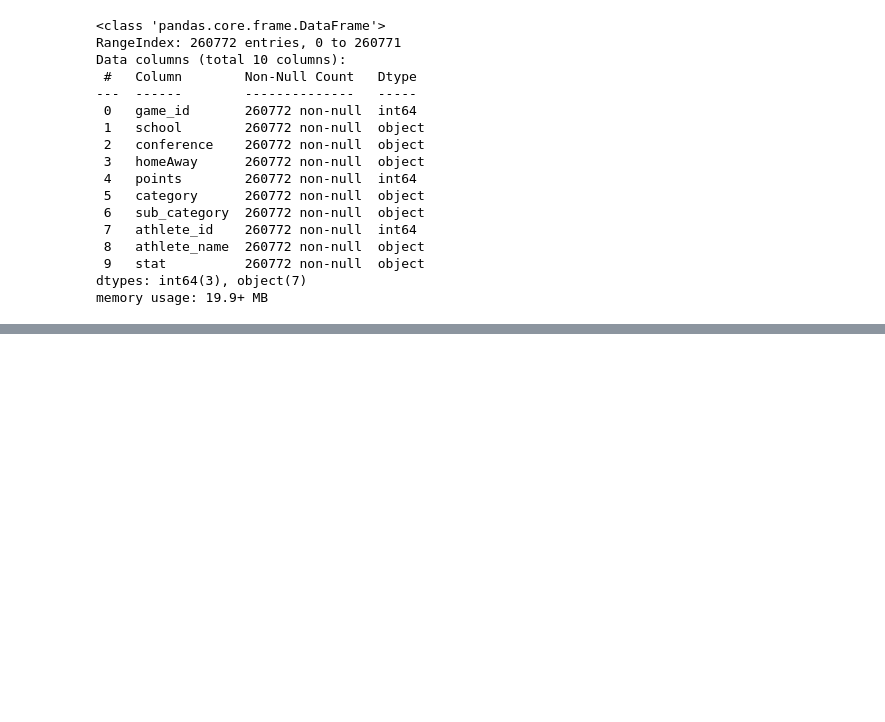
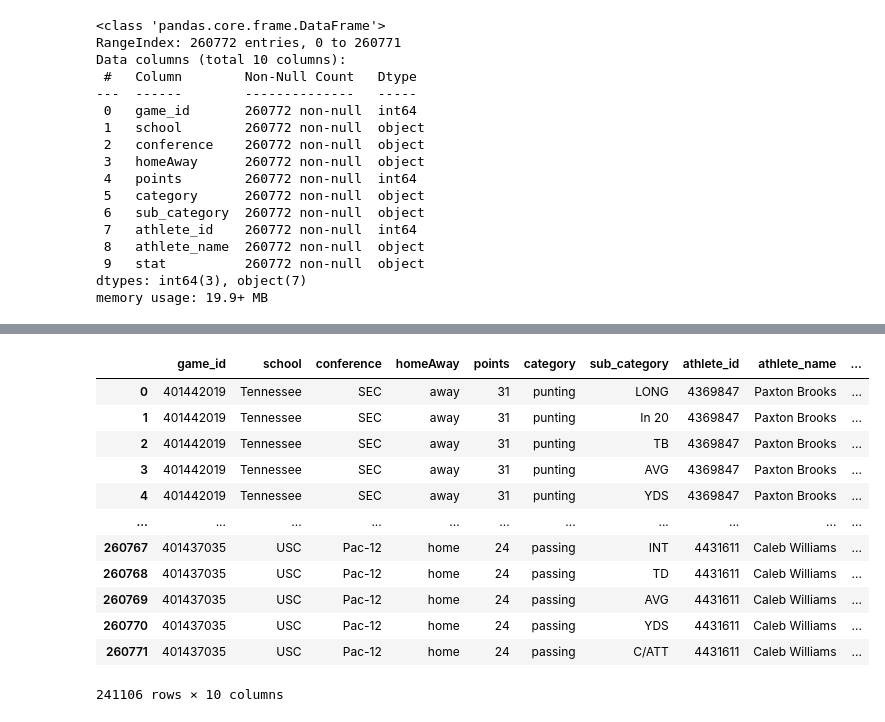
Before and after one commit to wjurden/college-football-project, a Jupyter notebook: code/eda/player_game_stats_eda.ipynb, the cells around one changed output, grey strips where cells are left out. Drawn from its saved outputs; the diff is of its cells as text; code cells hidden in the pictures; blank space fills up the shorter version.

```diff
--- a/code/eda/player_game_stats_eda.ipynb
+++ b/code/eda/player_game_stats_eda.ipynb
@@ -71,0 +264,16 @@ It appears that home teams have a slight advantage vs. away teams as their distr
+# %%
+df.drop_duplicates()
+# %% [output]
+|  | game_id | school | conference | homeAway | points | category | sub_category | athlete_id | athlete_name | ... |
+| 0 | 401442019 | Tennessee | SEC | away | 31 | punting | LONG | 4369847 | Paxton Brooks | ... |
+| 1 | 401442019 | Tennessee | SEC | away | 31 | punting | In 20 | 4369847 | Paxton Brooks | ... |
+| 2 | 401442019 | Tennessee | SEC | away | 31 | punting | TB | 4369847 | Paxton Brooks | ... |
+| 3 | 401442019 | Tennessee | SEC | away | 31 | punting | AVG | 4369847 | Paxton Brooks | ... |
+| 4 | 401442019 | Tennessee | SEC | away | 31 | punting | YDS | 4369847 | Paxton Brooks | ... |
+| ... | ... | ... | ... | ... | ... | ... | ... | ... | ... | ... |
+| 260767 | 401437035 | USC | Pac-12 | home | 24 | passing | INT | 4431611 | Caleb Williams | ... |
+| 260768 | 401437035 | USC | Pac-12 | home | 24 | passing | TD | 4431611 | Caleb Williams | ... |
+| 260769 | 401437035 | USC | Pac-12 | home | 24 | passing | AVG | 4431611 | Caleb Williams | ... |
+| 260770 | 401437035 | USC | Pac-12 | home | 24 | passing | YDS | 4431611 | Caleb Williams | ... |
+| 260771 | 401437035 | USC | Pac-12 | home | 24 | passing | C/ATT | 4431611 | Caleb Williams | ... |
+241106 rows × 10 columns
```
Also changed, not shown: parts of 33 cells of this notebook.
